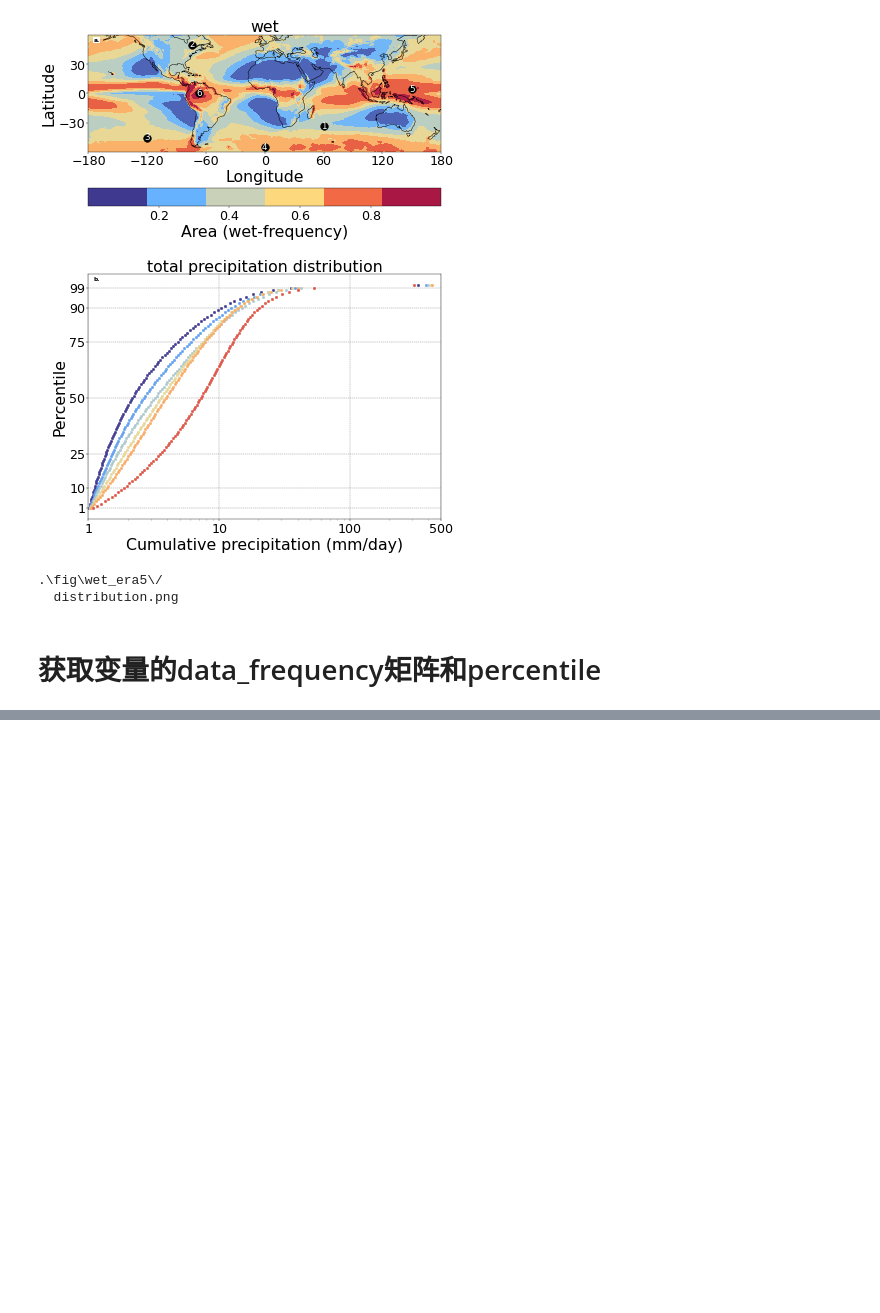
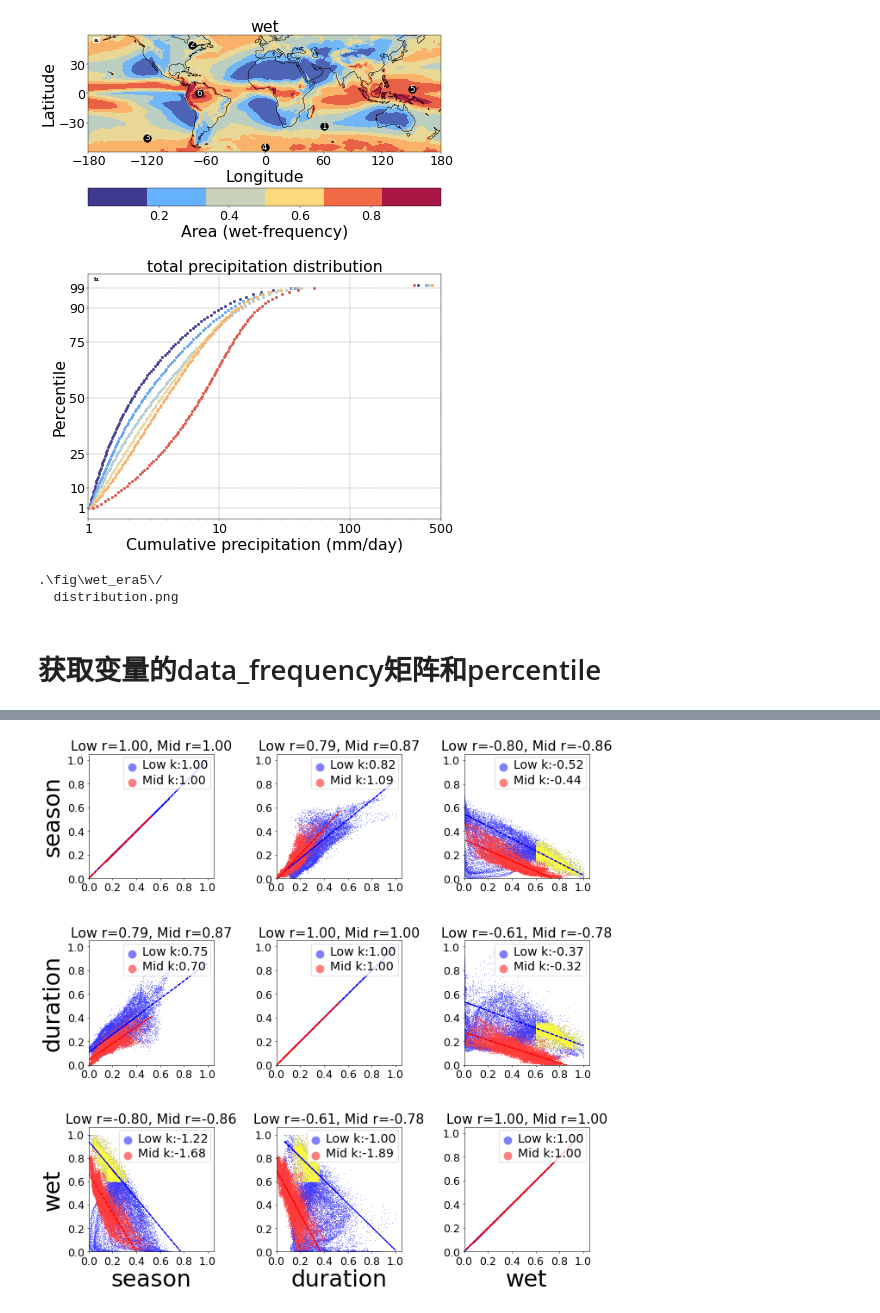
Before and after one commit to mengxinpy/precipitation_research, a Jupyter notebook: Show_flow.ipynb, the cells around one changed output, grey strips where cells are left out. Cells and saved outputs as stored; diff of their text form; code cells hidden in the pictures; blank space fills up the shorter version.

```diff
--- a/Show_flow.ipynb
+++ b/Show_flow.ipynb
@@ -68,10 +70,13 @@ KeyboardInterrupt:
 # %%
 from Graphic_multi_correlation import depart_ml_lat
 
-key_list = ['wet', 'season', 'duration']
+key_list = ['season', 'duration', 'wet']
+
 key_limit = {
     'wet': (0.6, 1.0),
     'season': (0.02, 0.32),
     'duration': (0.14, 0.36)
 }
 depart_ml_lat(key_list, key_limit)
+# %% [output]
+[figure, added]
```
Also changed, not shown: parts of 8 cells of this notebook, 9 other files.
